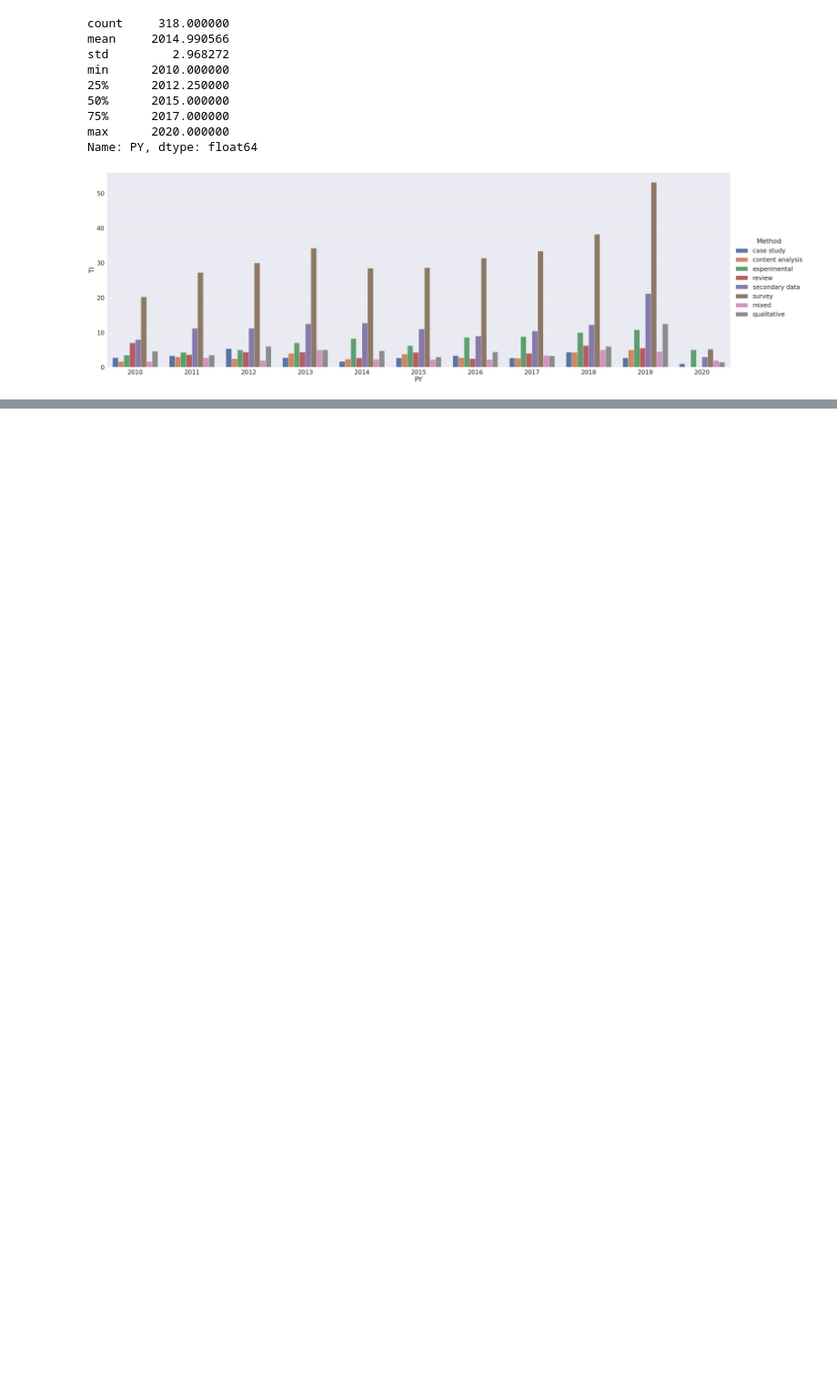
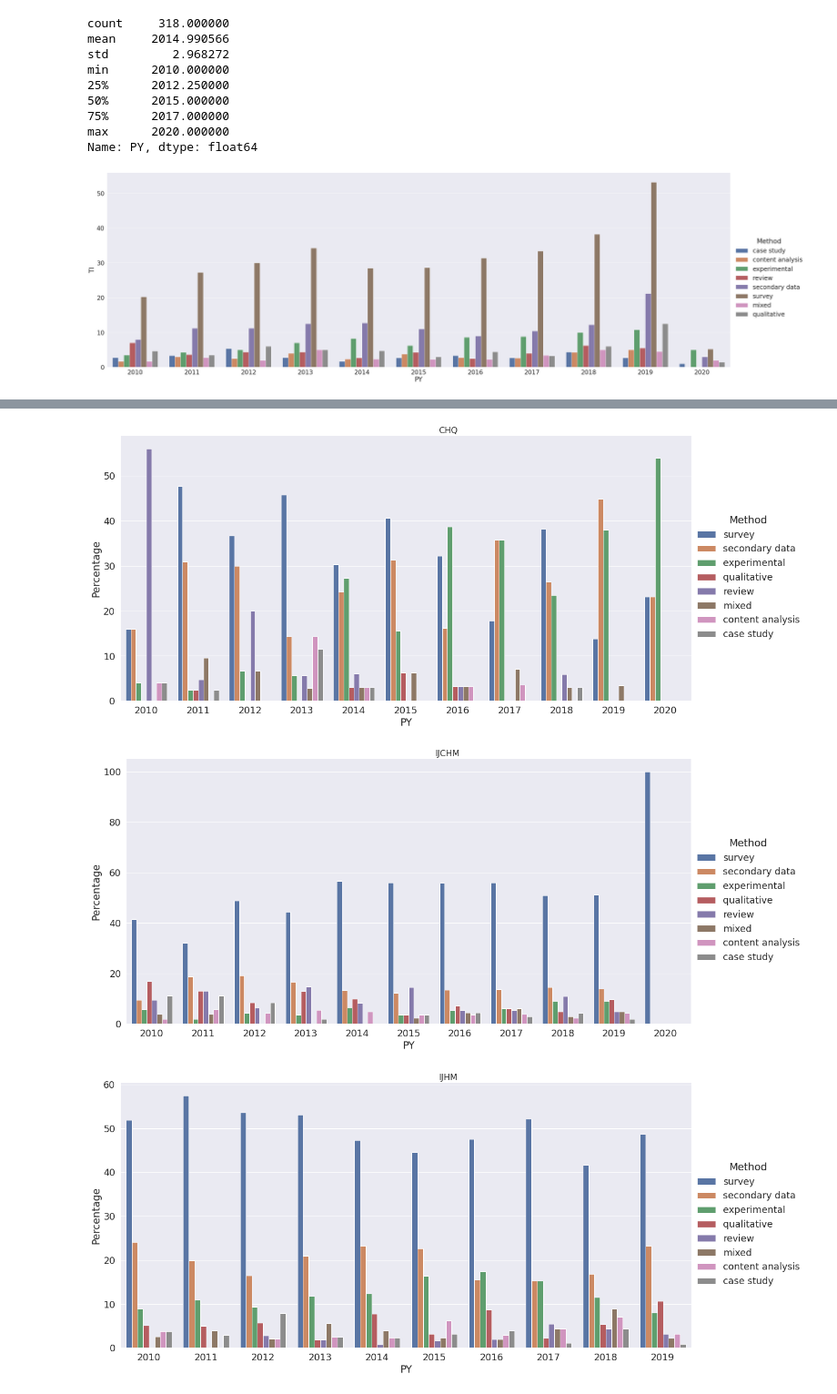
Before and after one commit to kurtsenol/machine-learning, a Jupyter notebook: TopicModeling/Methodology/paper_method_analysis_2.ipynb, the cells around one changed output, grey strips where cells are left out. Shown at 91% size. Drawn from its saved outputs; the diff is of its cells as text; code cells hidden in the pictures; blank space fills up the shorter version.

```diff
--- a/TopicModeling/Methodology/paper_method_analysis_2.ipynb
+++ b/TopicModeling/Methodology/paper_method_analysis_2.ipynb
@@ -459,0 +520,3 @@ sns.catplot(x="PY", y= "TI", hue="Method", data=df_2, kind="bar", height=12, asp
+# %%
+df_2['Percentage'] = df_2['TI'].div(df_2.groupby(['JO', "PY"])['TI'].transform(sum))*100
+print(df_2)
@@ -459,0 +543,4 @@ sns.catplot(x="PY", y= "TI", hue="Method", data=df_2, kind="bar", height=12, asp
+# %%
+sns.set(font_scale=3)
+
+sns.catplot(x="PY", y= "Percentage", hue="Method", data=df_2, col="JO", col_wrap=2, kind="bar", height=20, aspect=2, ci=None);
@@ -459,0 +549,3 @@ sns.catplot(x="PY", y= "TI", hue="Method", data=df_2, kind="bar", height=12, asp
+# %%
+order = df_2.groupby("Method")["TI"].sum().sort_values(ascending=False).index.tolist()
+order
@@ -459,0 +561,13 @@ sns.catplot(x="PY", y= "TI", hue="Method", data=df_2, kind="bar", height=12, asp
+# %%
+sns.set(font_scale=1.6)
+for i in df_2.JO.unique():
+
+  data=df_2.query(f"JO == '{i}'")
+  ax = sns.catplot(x="PY", y= "Percentage", hue="Method", data=data, kind="bar", height=8, aspect=2, ci=None, hue_order=order);
+
+  ax.fig.subplots_adjust(top=0.95)
+  ax.fig.suptitle(i, fontsize=16, fontdict={"weight": "bold"});
+# %% [output]
+[figure, added]
+[figure, added]
+[figure, added]
```
Also changed, not shown: parts of 20 cells of this notebook.
